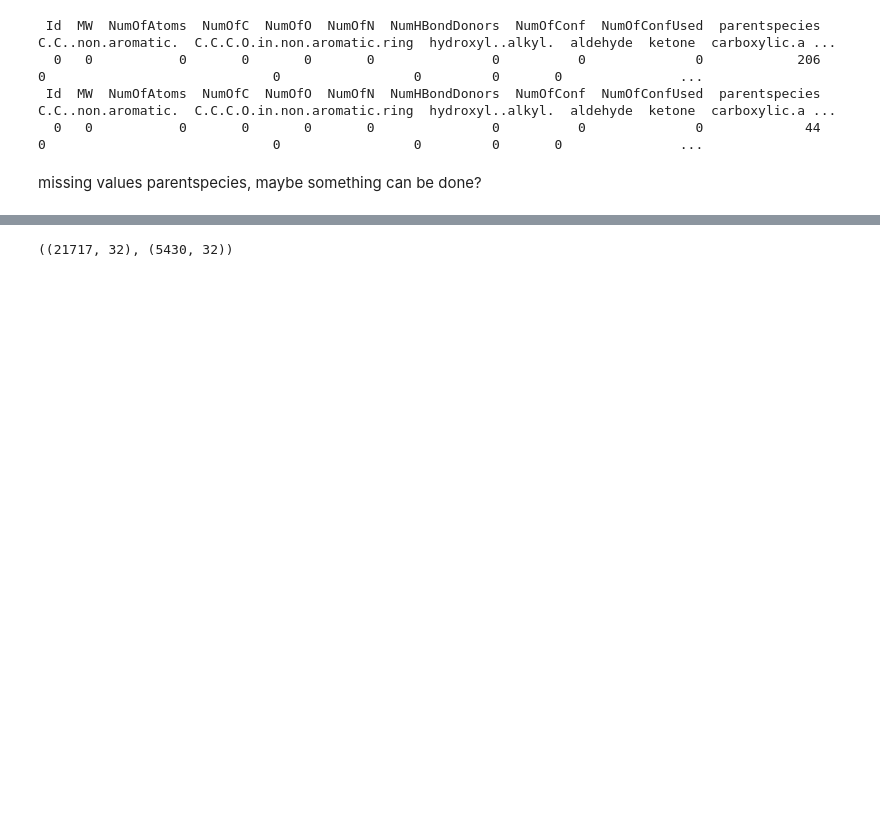
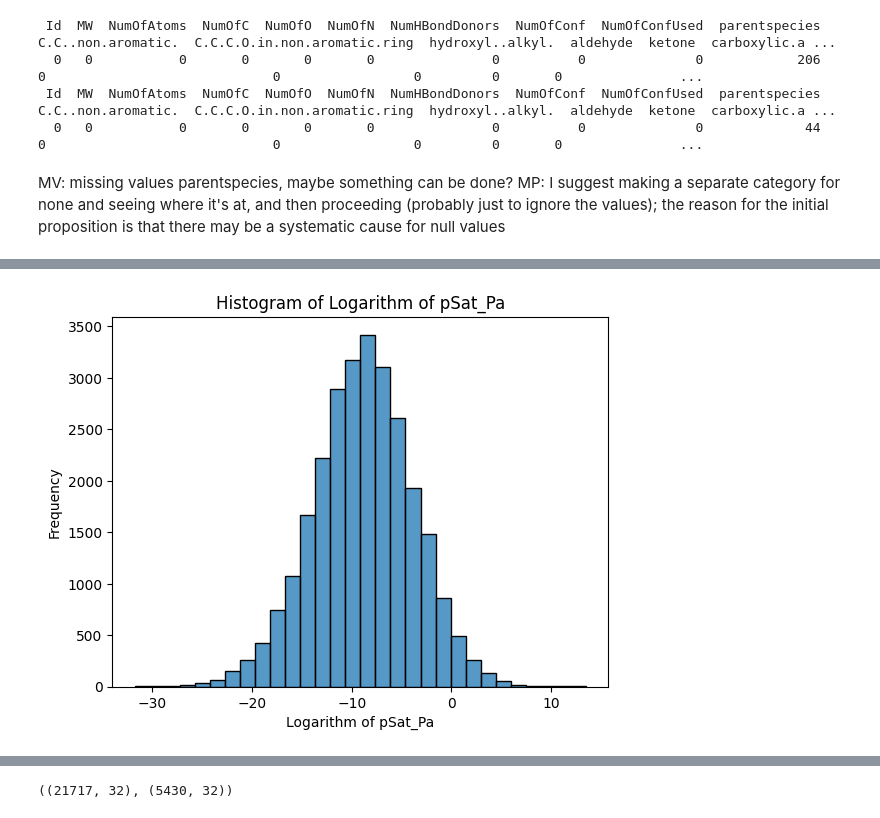
Before and after one commit to mventonen/ml-term-project, a Jupyter notebook: mlproject1.ipynb, the cells around one changed output, grey strips where cells are left out. Saved outputs shown, nothing was run; the diff lists cells and outputs as text; code cells hidden in the pictures; blank space fills up the shorter version.

```diff
--- a/mlproject1.ipynb
+++ b/mlproject1.ipynb
@@ -41,20 +94,29 @@ print(missing_values_test.to_frame().T.to_string(index=False))
   0   0           0       0       0       0               0          0              0            206                   0                             0                 0         0       0               ...
  Id  MW  NumOfAtoms  NumOfC  NumOfO  NumOfN  NumHBondDonors  NumOfConf  NumOfConfUsed  parentspecies  C.C..non.aromatic.  C.C.C.O.in.non.aromatic.ring  hydroxyl..alkyl.  aldehyde  ketone  carboxylic.a ...
   0   0           0       0       0       0               0          0              0             44                   0                             0                 0         0       0               ...
-# %% [markdown]
-missing values parentspecies, maybe something can be done?
+# %% [markdown]
+MV: missing values parentspecies, maybe something can be done?
+MP: I suggest making a separate category for none and seeing where it's at, and then proceeding (probably just to ignore the values); the reason for the initial proposition is that there may be a systematic cause for null values
 # %%
-
 
 # distribution of pSat_Pa
 plt.figure(figsize=(10, 6))
 sns.histplot(train_df['pSat_Pa'], bins=100)
 plt.title('Distribution of values in pSat_Pa')
 plt.xlabel('psat_Pa')
 plt.ylabel('frequency')
 plt.show()
+
+# Distribution of the logarithm of pSat_Pa
+log = np.log(train_df['pSat_Pa'])
+sns.histplot(log, bins=30)
+plt.xlabel('Logarithm of pSat_Pa')
+plt.ylabel('Frequency')
+plt.title('Histogram of Logarithm of pSat_Pa')
+plt.show()
 # %% [output]
 [figure]
+[figure, added]
 # %%
 
 # with log scale y-axis with kde to estimate distribution
```
Also changed, not shown: parts of 4 cells of this notebook.
